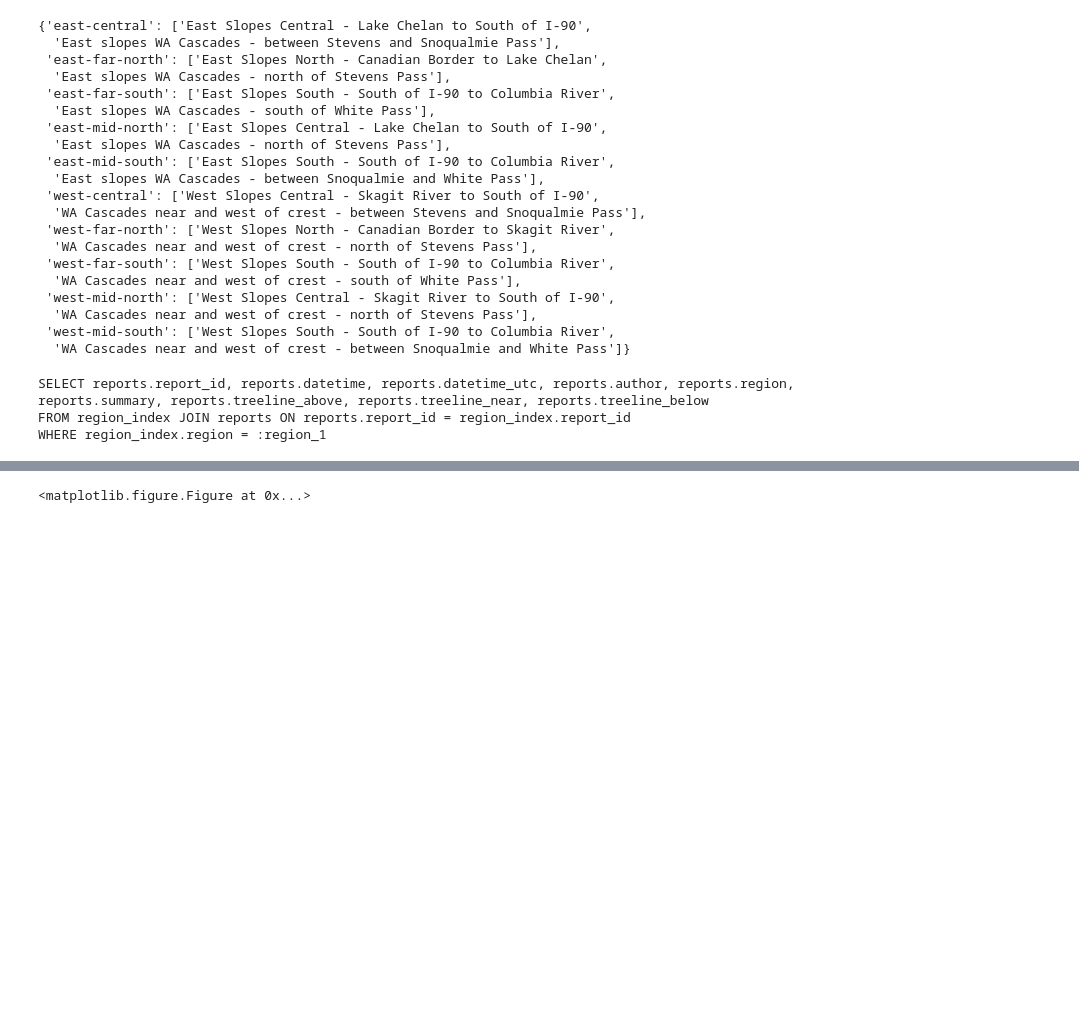
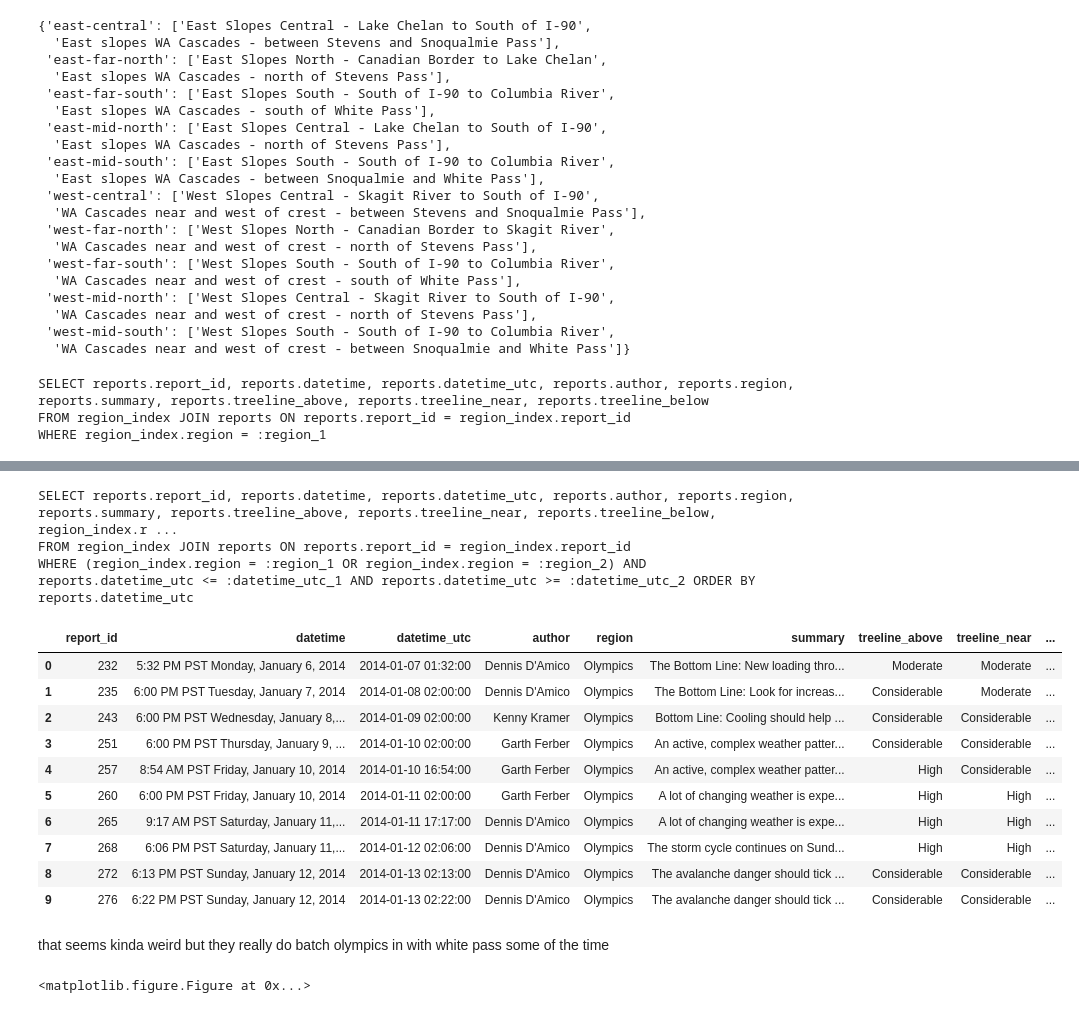
Before and after one commit to baldwint/snotelier, a Jupyter notebook: nwac.ipynb, the cells around one changed output, grey strips where cells are left out. Saved outputs shown, nothing was run; the diff lists cells and outputs as text; code cells hidden in the pictures; blank space fills up the shorter version.

Commit message:
accommodate redistricted reg names in NWAC fetch

```diff
--- a/nwac.ipynb
+++ b/nwac.ipynb
@@ -1017,3 +1017,6 @@ print(stmt)
 SELECT reports.report_id, reports.datetime, reports.datetime_utc, reports.author, reports.region, reports.summary, reports.treeline_above, reports.treeline_near, reports.treeline_below
 FROM region_index JOIN reports ON reports.report_id = region_index.report_id
 WHERE region_index.region = :region_1
+# %%
+region = 'Mt Hood'
+dict(redistricting).get(region, [region,])
@@ -1020,23 +1025,22 @@ WHERE region_index.region = :region_1
 # %%
-def snow_year(year):
-    return pd.datetime(year - 1, 12, 1), pd.datetime(year, 6, 1)
-
 def fetch_ratings(range_min, range_max, region):
+    # if a redistricted region was given,
+    # get the list of regions to get ratings
+    # from. otherwise it's just the argument
+    regions = dict(redistricting).get(region, [region,])
     joined = region_index.join(report_table,
                            report_table.c.report_id == region_index.c.report_id)
-    stmt = sa.select([report_table]
+    stmt = sa.select([report_table, region_index.c.region]
                 ).select_from(
                         joined
                     ).where(
-                        report_table.c.region == region
+                        sa.or_(region_index.c.region == subr for subr in regions)
                     ).where(
                         report_table.c.datetime_utc <= range_max
                     ).where(
                         report_table.c.datetime_utc >= range_min
                     ).order_by(report_table.c.datetime_utc)
 
+    print(stmt)
     df = pd.read_sql_query(stmt, engine)
     return df
-
-df = fetch_ratings(*snow_year(2014), 'White Pass')
-df.head(10)
@@ -1055,3 +1068,23 @@ df.head(10)
+# %%
+df = fetch_ratings(*snow_year(2014), 'west-central')
+df.head(10)
+# %% [output]
+SELECT reports.report_id, reports.datetime, reports.datetime_utc, reports.author, reports.region, reports.summary, reports.treeline_above, reports.treeline_near, reports.treeline_below, region_index.r ...
+FROM region_index JOIN reports ON reports.report_id = region_index.report_id
+WHERE (region_index.region = :region_1 OR region_index.region = :region_2) AND reports.datetime_utc <= :datetime_utc_1 AND reports.datetime_utc >= :datetime_utc_2 ORDER BY reports.datetime_utc
+|  | report_id | datetime | datetime_utc | author | region | summary | treeline_above | treeline_near | ... |
+| 0 | 232 | 5:32 PM PST Monday, January 6, 2014 | 2014-01-07 01:32:00 | Dennis D'Amico | Olympics | The Bottom Line: New loading thro... | Moderate | Moderate | ... |
+| 1 | 235 | 6:00 PM PST Tuesday, January 7, 2014 | 2014-01-08 02:00:00 | Dennis D'Amico | Olympics | The Bottom Line: Look for increas... | Considerable | Moderate | ... |
+| 2 | 243 | 6:00 PM PST Wednesday, January 8,... | 2014-01-09 02:00:00 | Kenny Kramer | Olympics | Bottom Line: Cooling should help ... | Considerable | Considerable | ... |
+| 3 | 251 | 6:00 PM PST Thursday, January 9, ... | 2014-01-10 02:00:00 | Garth Ferber | Olympics | An active, complex weather patter... | Considerable | Considerable | ... |
+| 4 | 257 | 8:54 AM PST Friday, January 10, 2014 | 2014-01-10 16:54:00 | Garth Ferber | Olympics | An active, complex weather patter... | High | Considerable | ... |
+| 5 | 260 | 6:00 PM PST Friday, January 10, 2014 | 2014-01-11 02:00:00 | Garth Ferber | Olympics | A lot of changing weather is expe... | High | High | ... |
+| 6 | 265 | 9:17 AM PST Saturday, January 11,... | 2014-01-11 17:17:00 | Dennis D'Amico | Olympics | A lot of changing weather is expe... | High | High | ... |
+| 7 | 268 | 6:06 PM PST Saturday, January 11,... | 2014-01-12 02:06:00 | Dennis D'Amico | Olympics | The storm cycle continues on Sund... | High | High | ... |
+| 8 | 272 | 6:13 PM PST Sunday, January 12, 2014 | 2014-01-13 02:13:00 | Dennis D'Amico | Olympics | The avalanche danger should tick ... | Considerable | Considerable | ... |
+| 9 | 276 | 6:22 PM PST Sunday, January 12, 2014 | 2014-01-13 02:22:00 | Dennis D'Amico | Olympics | The avalanche danger should tick ... | Considerable | Considerable | ... |
+# %% [markdown]
+that seems kinda weird but they really do batch olympics in with white pass some of the time
 # %%
 def stacked_color_timeline(df, ax=None):
     if ax is None:
```
Also changed, not shown: parts of 4 cells of this notebook.
